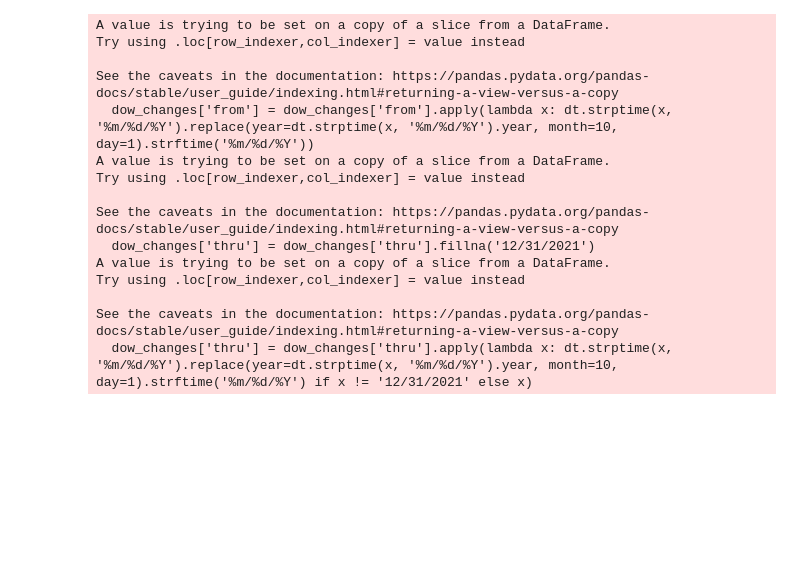
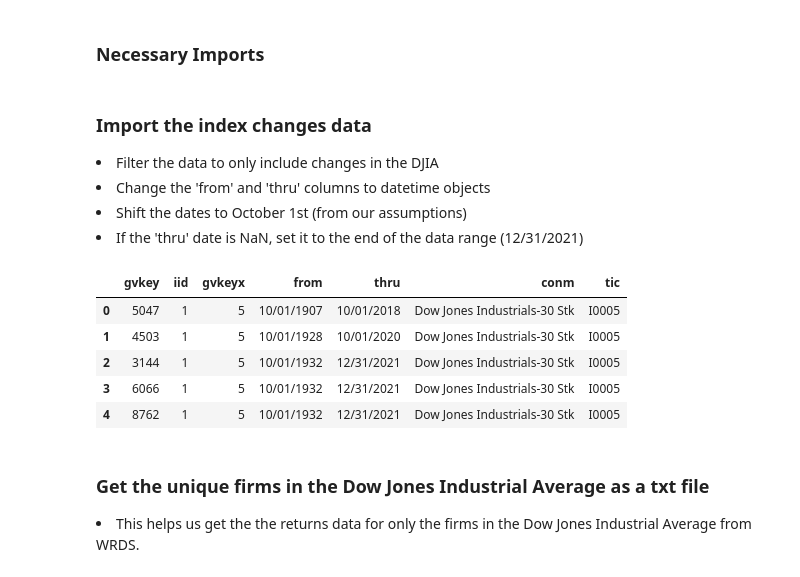
Before and after one commit to acremins1/Asset-Management-HW-1, a Jupyter notebook: Asset Management HW 1.ipynb, the cells around one changed output. Drawn from its saved outputs; the diff is of its cells as text; code cells hidden in the pictures; blank space fills up the shorter version.

```diff
--- a/Asset Management HW 1.ipynb
+++ b/Asset Management HW 1.ipynb
@@ -8,3 +12,5 @@ Here's a list of problems that we still need to fix:
+# %% [markdown]
+### Necessary Imports
 # %%
 import pandas as pd
 import numpy as np
@@ -12,31 +23,34 @@ from datetime import datetime as dt
+# %% [markdown]
+### Import the index changes data
+<li>Filter the data to only include changes in the DJIA</li>
+<li>Change the 'from' and 'thru' columns to datetime objects</li>
+<li>Shift the dates to October 1st (from our assumptions)</li>
+<li>If the 'thru' date is NaN, set it to the end of the data range (12/31/2021)</li>
 # %%
 #Read in file of index changes
 index_changes = pd.read_csv('index_changes.csv')
 #Get only changes in the Dow
 dow_changes = index_changes[index_changes['conm'] == 'Dow Jones Industrials-30 Stk']
+
 #We need to rebalance annually. We will use October 1st as the rebalance date since most reconstitutions happen in late August
 #or September. Thus we set the from date to be October 1st of the year that the stock joined the Dow
 dow_changes['from'] = dow_changes['from'].apply(lambda x: dt.strptime(x, '%m/%d/%Y').replace(year=dt.strptime(x, '%m/%d/%Y').year, month=10, day=1).strftime('%m/%d/%Y'))
+
 #If the end date is nan, change it to be 12/31/2021 (the last day in our date range)
 dow_changes['thru'] = dow_changes['thru'].fillna('12/31/2021')
 #Change all non 12/31/2021 'thru' dates to be October 1st (the reconstitution date)
 dow_changes['thru'] = dow_changes['thru'].apply(lambda x: dt.strptime(x, '%m/%d/%Y').replace(year=dt.strptime(x, '%m/%d/%Y').year, month=10, day=1).strftime('%m/%d/%Y') if x != '12/31/2021' else x)
+dow_changes.head()
 # %% [output]
-A value is trying to be set on a copy of a slice from a DataFrame.
-Try using .loc[row_indexer,col_indexer] = value instead
-
-See the caveats in the documentation: https://pandas.pydata.org/pandas-docs/stable/user_guide/indexing.html#returning-a-view-versus-a-copy
-  dow_changes['from'] = dow_changes['from'].apply(lambda x: dt.strptime(x, '%m/%d/%Y').replace(year=dt.strptime(x, '%m/%d/%Y').year, month=10, day=1).strftime('%m/%d/%Y'))
-A value is trying to be set on a copy of a slice from a DataFrame.
-Try using .loc[row_indexer,col_indexer] = value instead
-
-See the caveats in the documentation: https://pandas.pydata.org/pandas-docs/stable/user_guide/indexing.html#returning-a-view-versus-a-copy
-  dow_changes['thru'] = dow_changes['thru'].fillna('12/31/2021')
-A value is trying to be set on a copy of a slice from a DataFrame.
-Try using .loc[row_indexer,col_indexer] = value instead
-
-See the caveats in the documentation: https://pandas.pydata.org/pandas-docs/stable/user_guide/indexing.html#returning-a-view-versus-a-copy
-  dow_changes['thru'] = dow_changes['thru'].apply(lambda x: dt.strptime(x, '%m/%d/%Y').replace(year=dt.strptime(x, '%m/%d/%Y').year, month=10, day=1).strftime('%m/%d/%Y') if x != '12/31/2021' else x)
+|  | gvkey | iid | gvkeyx | from | thru | conm | tic |
+| 0 | 5047 | 1 | 5 | 10/01/1907 | 10/01/2018 | Dow Jones Industrials-30 Stk | I0005 |
+| 1 | 4503 | 1 | 5 | 10/01/1928 | 10/01/2020 | Dow Jones Industrials-30 Stk | I0005 |
+| 2 | 3144 | 1 | 5 | 10/01/1932 | 12/31/2021 | Dow Jones Industrials-30 Stk | I0005 |
+| 3 | 6066 | 1 | 5 | 10/01/1932 | 12/31/2021 | Dow Jones Industrials-30 Stk | I0005 |
+| 4 | 8762 | 1 | 5 | 10/01/1932 | 12/31/2021 | Dow Jones Industrials-30 Stk | I0005 |
+# %% [markdown]
+### Get the unique firms in the Dow Jones Industrial Average as a txt file
+<li>This helps us get the the returns data for only the firms in the Dow Jones Industrial Average from WRDS.</li>
 # %%
 #Get the unique companies by gvkey
 gvkeys = dow_changes['gvkey'].unique()
```
Also changed, not shown: parts of 33 cells of this notebook.
